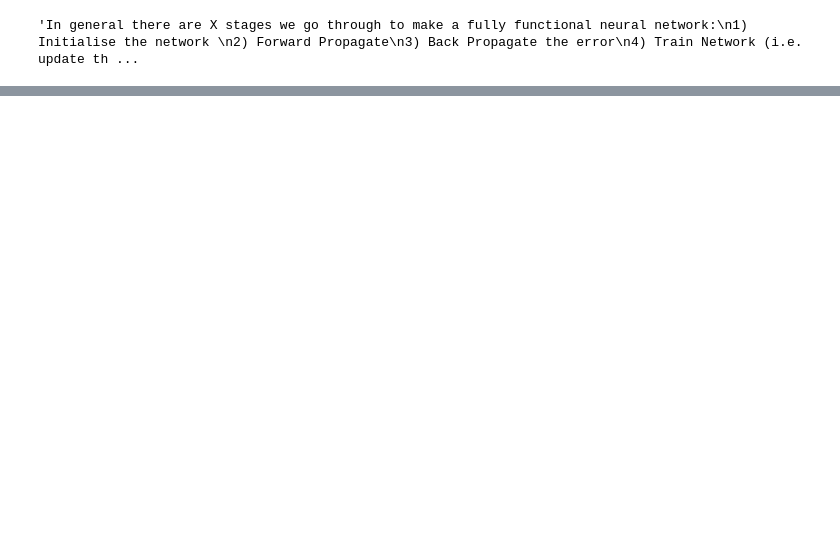
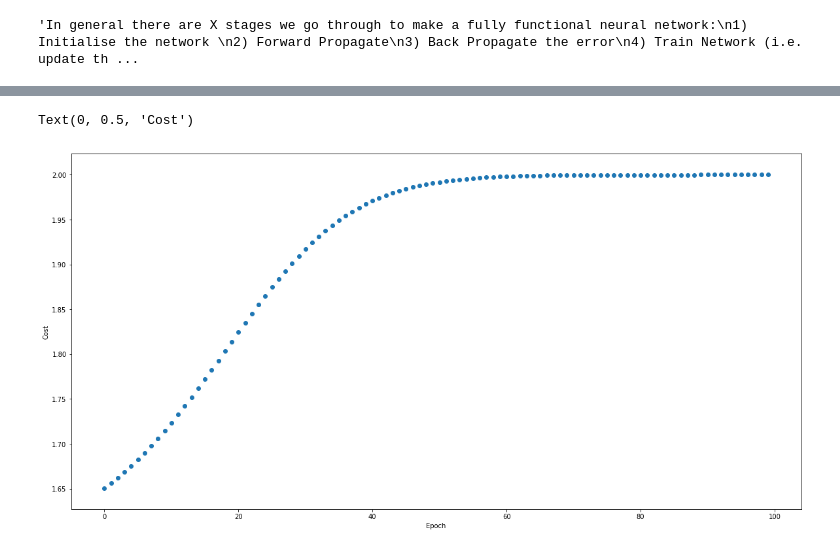
Before and after one commit to Greveley/2D-Point-Classifier-Perceptron-Model-, a Jupyter notebook: Multi_Layer_NN_2D_Space_Classifier.ipynb, the cells around one changed output, grey strips where cells are left out. Drawn from its saved outputs; the diff is of its cells as text; code cells hidden in the pictures; blank space fills up the shorter version.

Commit message:
cost function doesnt look right
trying to fix, might re-write from scratch to see where I went wrong

```diff
--- a/Multi_Layer_NN_2D_Space_Classifier.ipynb
+++ b/Multi_Layer_NN_2D_Space_Classifier.ipynb
@@ -232,4 +196,4 @@ def back_propagation(a, z, target, structure, weights, biases):
 
     return delta
 # %%
-delta = back_propagation(a, z, target, structure, weights, biases)
+delta = back_propagation(a, target, structure, test_weights, test_biases, input_feats)
@@ -240,6 +199,0 @@ AttributeError: 'int' object has no attribute 'T'
-# %%
-
-for i in range(0,3):
-
-    print (weights[i].shape)
-    print (delta[i].shape)
@@ -253,26 +218,24 @@ for i in range(0,3):
 # %%
-def train(input_feats, weights, bias, target, l_rate, epoch):
+def train(input_feats, weights, biases, target, epoch, l_rate):
 
     cost = np.zeros((epoch,1))
-
-    weights_run = weights
-    bias_run = bias
+    weights_run = np.copy(weights)
+    biases_run = np.copy(biases)
 
     for epoch in np.arange(0,epoch):
         # Feed forward
-        y_hat, a, z = feed_forward(test_input,weights, biases, structure)
+        y_hat, a, z = feed_forward(input_feats, weights_run, biases_run, structure)
         # Calculating cost value for the network
-        cost = compute_cost(y_hat, target)
-        # Calculating the error vector
-        error = y_hat - target
-        # Calculating deriv
-        deriv = (error * sigmoid_der(z))
-        # Calculating dError/dWeights
-        dE_dw = np.dot(input_feats.T,deriv)
-        # Updating weights
-        weights_run -=(l_rate * dE_dw)
-        # Updating bias
-        for i in deriv:
-            bias_run -= l_rate * i
+        cost[epoch] = compute_cost(y_hat, target)
+        # Backpropagation
+        delta = back_propagation(a, target, structure, weights_run, biases_run, input_feats)
+        # Update params
+        weights_run, bias_run = update_params(weights_run, biases_run, delta, structure, input_feats, a, l_rate)
 
     return cost, weights_run, bias_run
+# %%
+epoch = 100
+epochs = range(epoch)
+# Normalising inputs to ensure stability
+norm_input = (input_feats)/np.max(input_feats)
+cost, weights_run , bias_run = train(norm_input, test_weights, test_biases, target, epoch, l_rate = 0.1)
@@ -279,8 +260,8 @@ def train(input_feats, weights, bias, target, l_rate, epoch):
 # %%
-epoch = 1000
-epochs = range(epoch)
-cost, weights_run , bias_run = train((input_feats), weights, biases, target, 0.001, epoch)
-
+plt.rcParams["figure.figsize"] = (20,10)
 plt.scatter(epochs,cost)
 plt.xlabel('Epoch')
 plt.ylabel('Cost')
+# %% [output]
+Text(0, 0.5, 'Cost')
+[figure, added]
```
Also changed, not shown: parts of 23 cells of this notebook.
